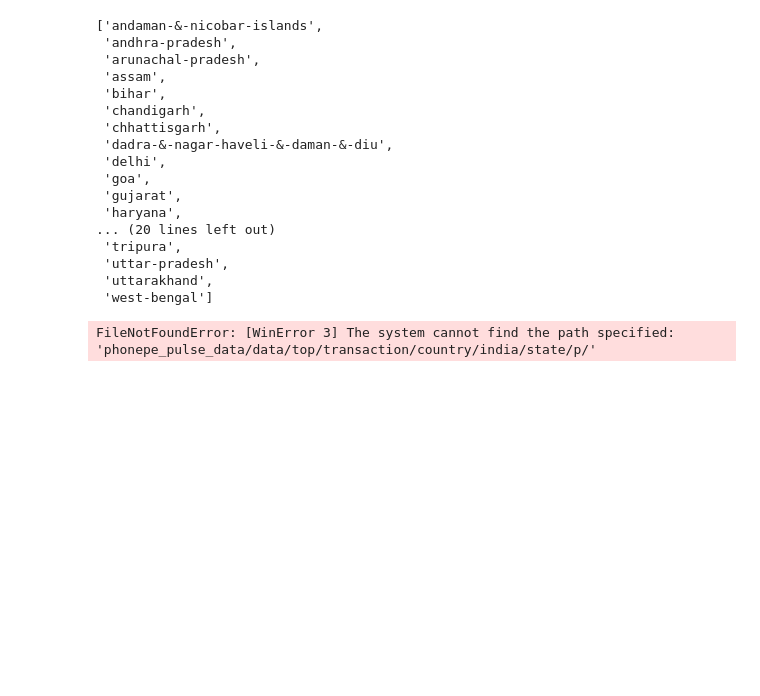
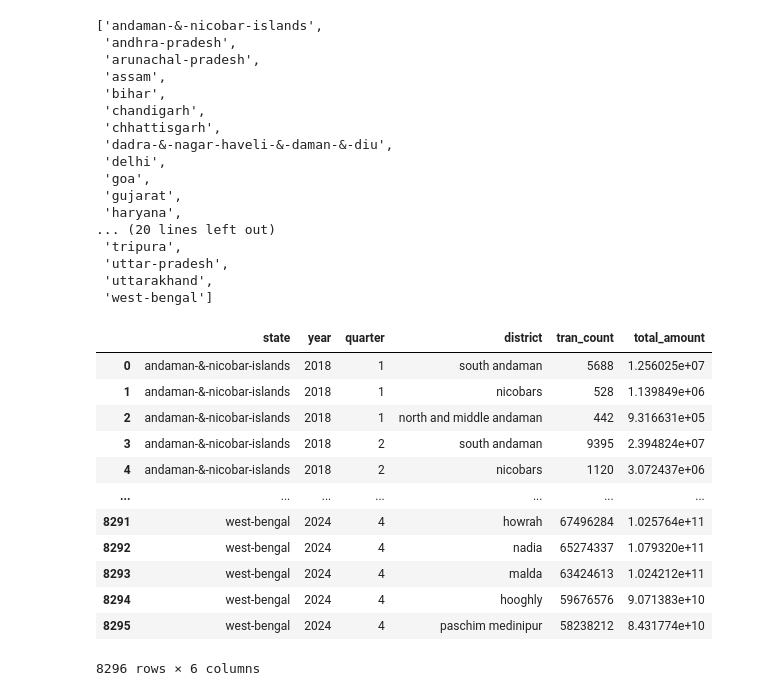
Before and after one commit to Ranjitha23ds/Phonepe-Pulse-Data-Visualization-and-Exploration, a Jupyter notebook: Phone.ipynb, the cells around one changed output. Saved outputs shown, nothing was run; the diff lists cells and outputs as text; code cells hidden in the pictures; blank space fills up the shorter version.

Commit message:
phonepe updation code

```diff
--- a/Phone.ipynb
+++ b/Phone.ipynb
@@ -303,10 +326,47 @@ top_tran
  'uttar-pradesh',
  'uttarakhand',
  'west-bengal']
-# %%
-for i in top_path:
-    p_i=top_path+i+'/'
-    top_tran_year=os.listdir(p_i)
-    print(top_tran_year)
-# %% [output]
-FileNotFoundError: [WinError 3] The system cannot find the path specified: 'phonepe_pulse_data/data/top/transaction/country/india/state/p/'
+# %%
+clm4={"state":[],"year":[],"quarter":[],"district":[],"tran_count":[],"total_amount":[]}
+for i in top_tran:
+    p_i=top_path+i+'/'
+    top_tran_year=os.listdir(p_i)
+    #print(top_tran_year)
+    for j in top_tran_year:
+        p_j=p_i+j+'/'
+        top_tran_quarter=os.listdir(p_j)
+        for k in top_tran_quarter:
+            p_k=p_j+k
+            data=open(p_k,'r')
+            top_tran_data=json.load(data)
+            #try:
+            for z in top_tran_data["data"]["districts"]:
+                #print(z)
+                district_name=z["entityName"]
+                tran_cnt=z["metric"]["count"]
+                types=z["metric"]["type"]
+                total_amt=z["metric"]["amount"]
+                clm4["state"].append(i)
+                clm4["year"].append(j)
+                clm4["quarter"].append(int(k.strip(".json")))
+                clm4["district"].append(district_name)
+                clm4["tran_count"].append(tran_cnt)
+                clm4["total_amount"].append(total_amt)
+                #clm4["type"].append(types)
+top_transaction_district=pd.DataFrame(clm4)
+# %%
+top_transaction_district
+# %% [output]
+|  | state | year | quarter | district | tran_count | total_amount |
+| 0 | andaman-&-nicobar-islands | 2018 | 1 | south andaman | 5688 | 1.256025e+07 |
+| 1 | andaman-&-nicobar-islands | 2018 | 1 | nicobars | 528 | 1.139849e+06 |
+| 2 | andaman-&-nicobar-islands | 2018 | 1 | north and middle andaman | 442 | 9.316631e+05 |
+| 3 | andaman-&-nicobar-islands | 2018 | 2 | south andaman | 9395 | 2.394824e+07 |
+| 4 | andaman-&-nicobar-islands | 2018 | 2 | nicobars | 1120 | 3.072437e+06 |
+| ... | ... | ... | ... | ... | ... | ... |
+| 8291 | west-bengal | 2024 | 4 | howrah | 67496284 | 1.025764e+11 |
+| 8292 | west-bengal | 2024 | 4 | nadia | 65274337 | 1.079320e+11 |
+| 8293 | west-bengal | 2024 | 4 | malda | 63424613 | 1.024212e+11 |
+| 8294 | west-bengal | 2024 | 4 | hooghly | 59676576 | 9.071383e+10 |
+| 8295 | west-bengal | 2024 | 4 | paschim medinipur | 58238212 | 8.431774e+10 |
+8296 rows × 6 columns
```
Also changed, not shown: parts of 31 cells of this notebook.
